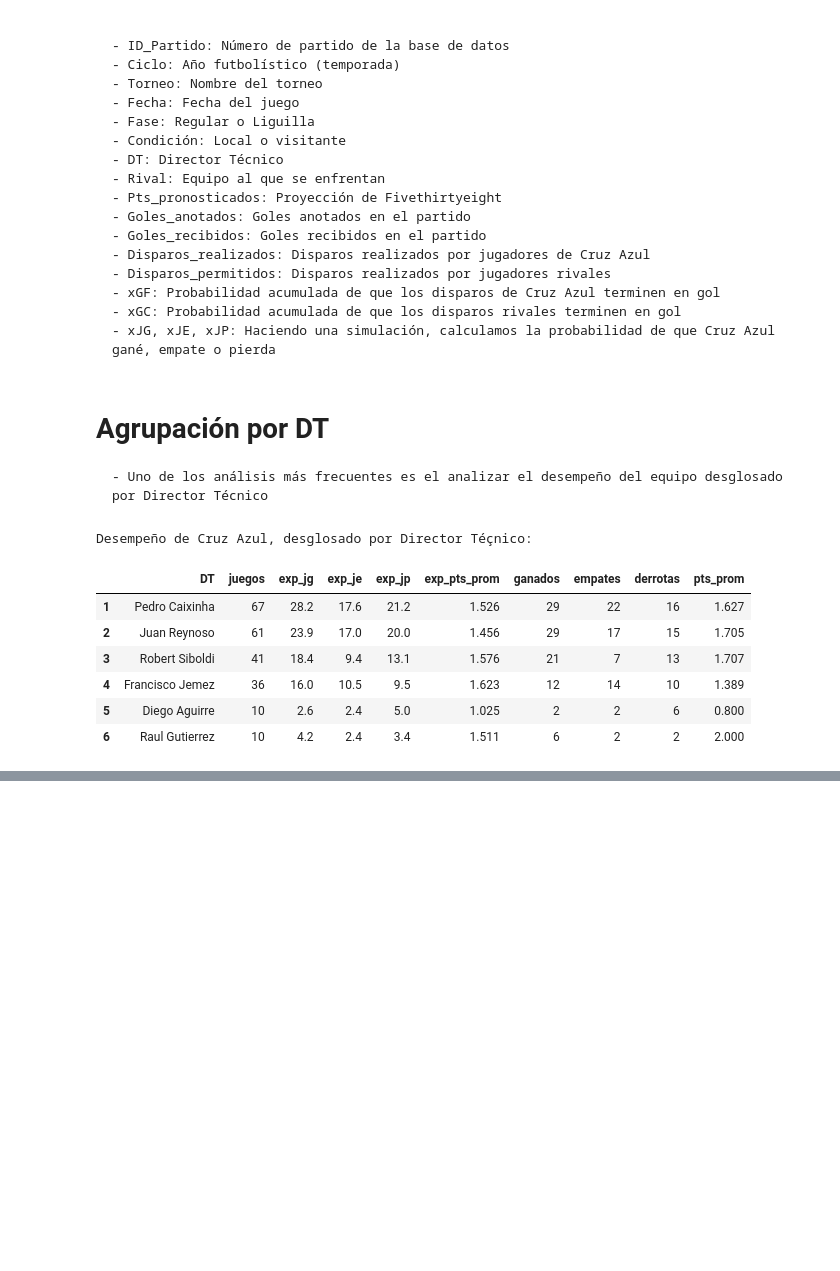
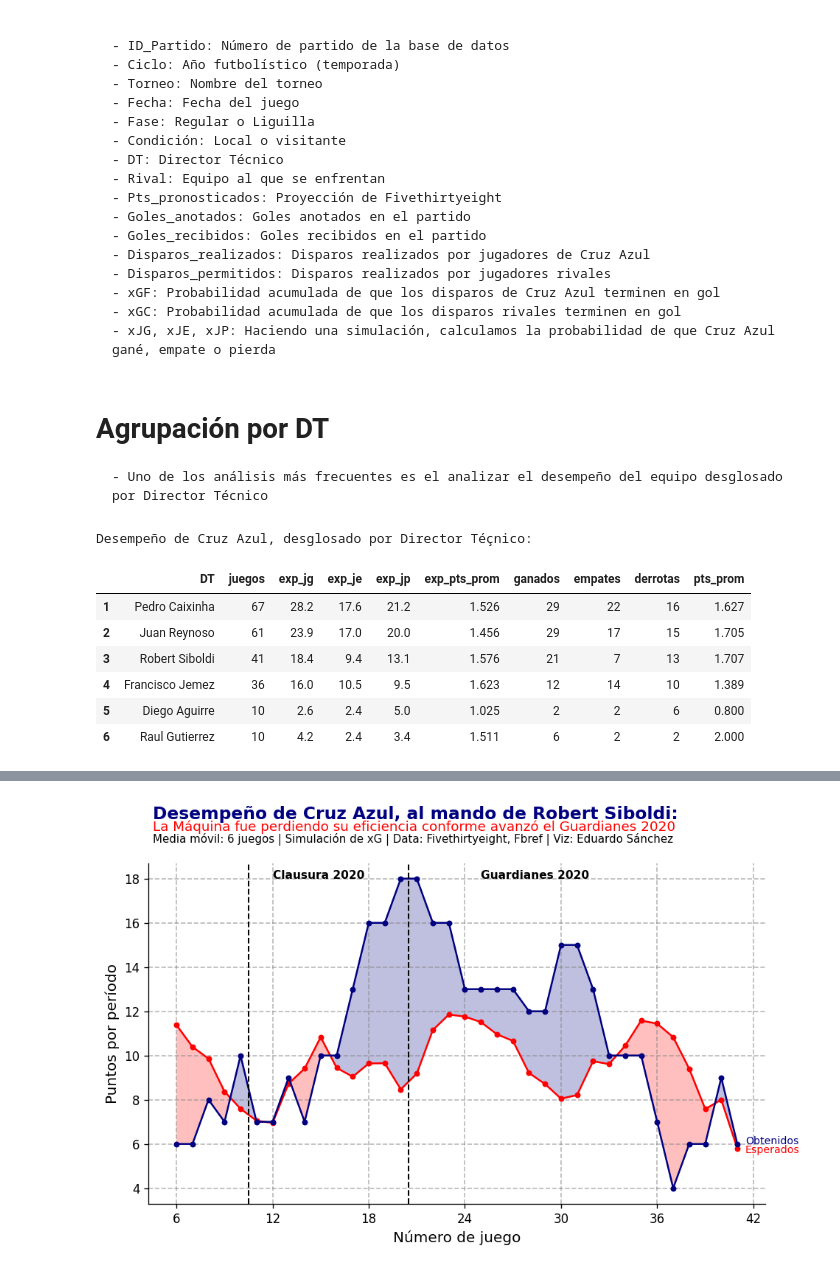
Before and after one commit to EduardoSanchezZ/Proyecto-Sports-Analytics, a Jupyter notebook: src/Futbol/Cruz Azul/Analisis_Cruz_Azul.ipynb, the cells around one changed output, grey strips where cells are left out. Cells and saved outputs as stored; diff of their text form; code cells hidden in the pictures; blank space fills up the shorter version.

```diff
--- a/src/Futbol/Cruz Azul/Analisis_Cruz_Azul.ipynb
+++ b/src/Futbol/Cruz Azul/Analisis_Cruz_Azul.ipynb
@@ -146,0 +394,92 @@ Disparos por partido: probabilidades y realidades:
+# %%
+# Período 2018-19
+
+#Figura donde se insertara la grafica
+fig= plt.figure(figsize= (9,5), dpi= 120)
+ax= plt.subplot(111, facecolor= "white")
+
+# Formato del contorno de figura y líneas de división de ejes
+ax.spines["right"].set_visible(False)
+ax.spines["top"].set_visible(False)
+ax.grid(lw = 1, color = "grey", ls='--', alpha=0.55)
+
+# Promedio por partido
+
+# Puntos esperados en el período del Aprtura 2018 al despido de Pedro Caixinha
+
+y = df[(df['Torneo'].isin(['A-19', 'C-20', 'G-20']))&(df['Fecha']>'2019-08-31')]['xpts'].rolling(window=6).sum()
+y = y[~(np.isnan(y))].reset_index(drop=True)
+y.index = y.index+6
+
+# Calculamos la variable x
+x = pd.Series(range(len(y)))+6
+
+# Gráfico de puntos esperados
+
+ax.plot(x,y, lw=1.5, marker='o', ms=3.75, color='red')
+
+# Puntos obtenidos en el período del Apertura 2018 al despido de Pedro Caixinha
+
+y1 = df[(df['Torneo'].isin(['A-19', 'C-20', 'G-20']))&(df['Fecha']>'2019-08-31')]['pts'].rolling(window=6).sum()
+y1 = y1[~(np.isnan(y1))].reset_index(drop=True)
+y1.index = y1.index+6
+
+# Gráfico de puntos obtenidos
+
+ax.plot(x,y1, lw=1.5, marker='o', ms=3.75, color='navy')
+
+# Relleno de las gráficas
+
+ax.fill_between(x,
+                y,
+                y1, where= y< y1,
+                facecolor= 'navy',
+                alpha=0.25,
+                interpolate=True)
+ax.fill_between(x,
+                y,
+                y1,
+                where= y>=y1,
+                facecolor='red',
+                alpha=0.25,
+                interpolate=True)
+
+# Texto para identificar las líneas
+
+ax.text(x.iloc[-1]+0.5, y.iloc[-1]-0.2, s='Esperados', fontsize=8.5, color='red')
+
+ax.text(x.iloc[-1]+0.5, y1.iloc[-1], s='Obtenidos', fontsize=8.5, color='navy')
+
+
+# Título del gráfico
+
+ax.text(x.min()*0.75, y1.max()*1.15, s='Desempeño de Cruz Azul, al mando de Robert Siboldi:', fontsize=14, color='navy', fontweight='bold')
+
+# Subtítulo
+
+ax.text(x.min()*0.75, y1.max()*1.12, s='La Máquina fue perdiendo su eficiencia conforme avanzó el Guardianes 2020', fontsize=11, color='red')
+
+#Referencias
+
+ax.text(x.min()*0.75, y1.max()*1.09, s='Media móvil: 6 juegos | Simulación de xG | Data: Fivethirtyeight, Fbref | Viz: Eduardo Sánchez', fontsize=9, color='black')
+
+
+# Línea divisora de torneos
+ax.axvline(10.5, ls='--', lw=1.25, color='black')
+ax.axvline(20.5, ls='--', lw=1.25, color='black')
+
+# Ajuste de los parametros del eje x
+
+ax.set_xticks(np.arange(6, 45, 6))
+
+
+# Texto para identificar torneos
+
+ax.text(12,18, s='Clausura 2020', fontsize=9.25, color='black', fontweight='bold')
+ax.text(25,18, s='Guardianes 2020', fontsize=9.25, color='black', fontweight='bold')
+
+# Títulos de eje
+
+ax.set_xlabel('Número de juego', fontsize=12)
+ax.set_ylabel('Puntos por período', fontsize=12)
+# %% [output]
@@ -146,0 +487 @@ Disparos por partido: probabilidades y realidades:
+[figure, added]
```
Also changed, not shown: parts of 11 cells of this notebook.
